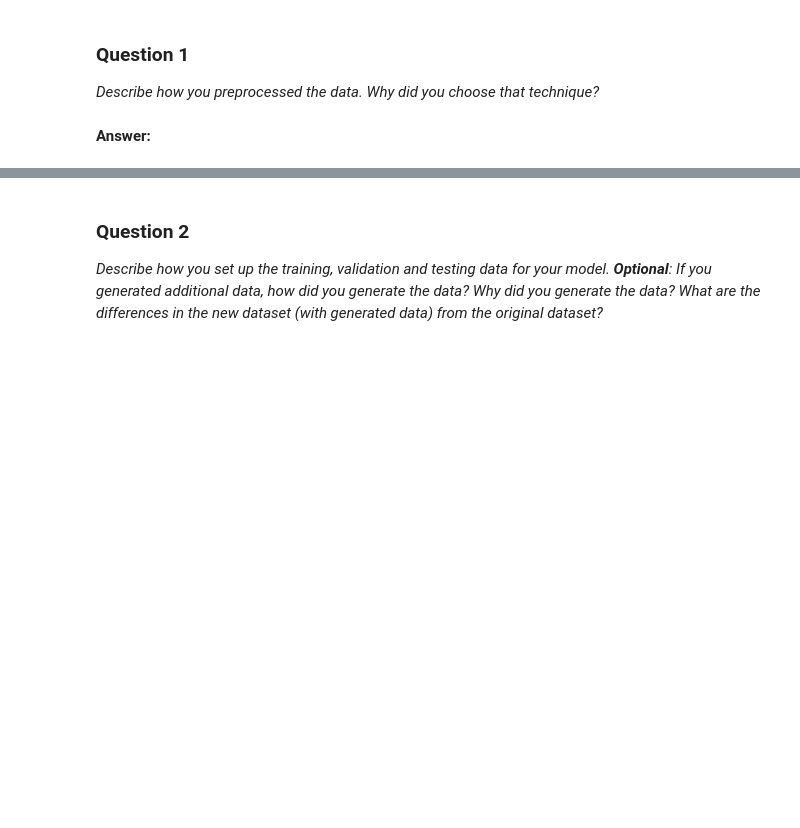
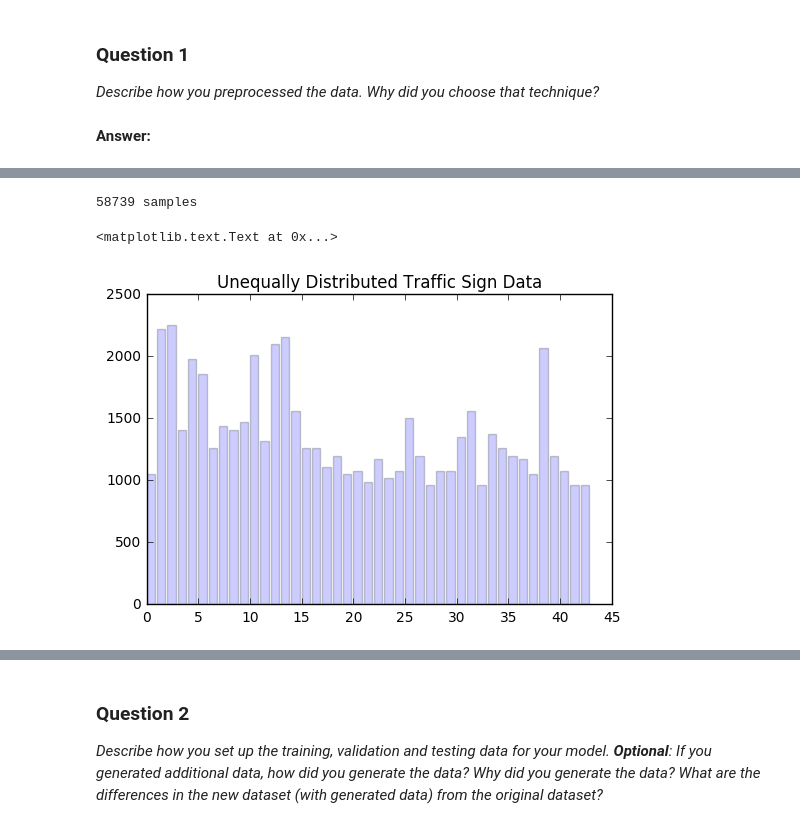
Before and after one commit to datlife/traffic-sign-classifier, a Jupyter notebook: Traffic_Sign_Classifier.ipynb, the cells around one changed output, grey strips where cells are left out. Cells and saved outputs as stored; diff of their text form; code cells hidden in the pictures; blank space fills up the shorter version.

```diff
--- a/Traffic_Sign_Classifier.ipynb
+++ b/Traffic_Sign_Classifier.ipynb
@@ -334,5 +85,0 @@ Before loading data into the CNN, I need to pre-process the dataset. One of impo
-# %%
-X_train, y_train = expanded_data, expanded_labels
-
-X_train = X_train - np.mean(X_train)
-X_train = X_train/np.std(X_train,axis=0)
@@ -367,0 +104,9 @@ Use the code cell (or multiple code cells, if necessary) to implement the first
+# %%
+# Perform Data Augmentation
+import utils.data_processor as util
+
+# It might take some times. Please be patient
+X_train, y_train = util.augment_data(X_train, y_train)
+
+# Save new data
+util.save_data({'features': X_train, 'labels': y_train}, '../extended_training_data.p')
@@ -377,0 +152,12 @@ _Describe how you preprocessed the data. Why did you choose that technique?_
+# %%
+import numpy as np
+# Create a barchart of frequencies
+item, count = np.unique(y_train, return_counts=True)
+freq = np.array((item, count)).T
+print('%d samples' % (y_train.shape[0]))
+plt.bar(item, count, alpha=0.2)
+plt.title('Unequally Distributed Traffic Sign Data')
+# %% [output]
+58739 samples
+<matplotlib.text.Text at 0x...>
+[figure, added]
```
Also changed, not shown: parts of 50 cells of this notebook, 2 other files.
